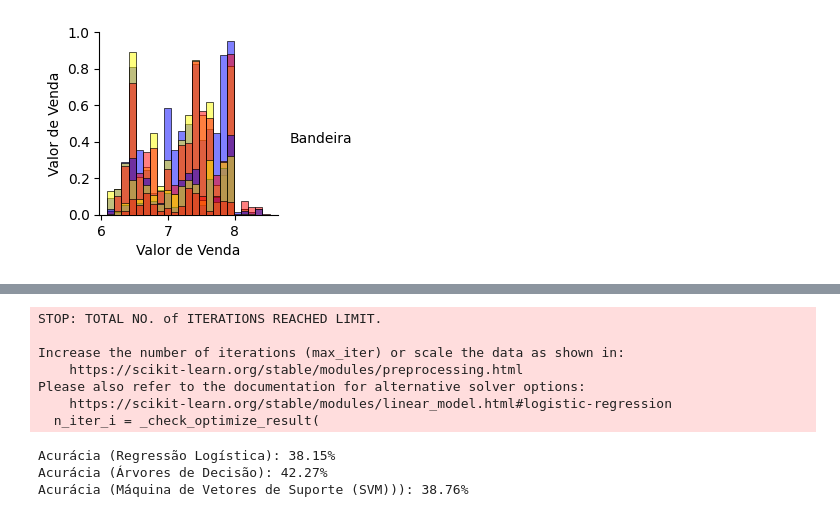
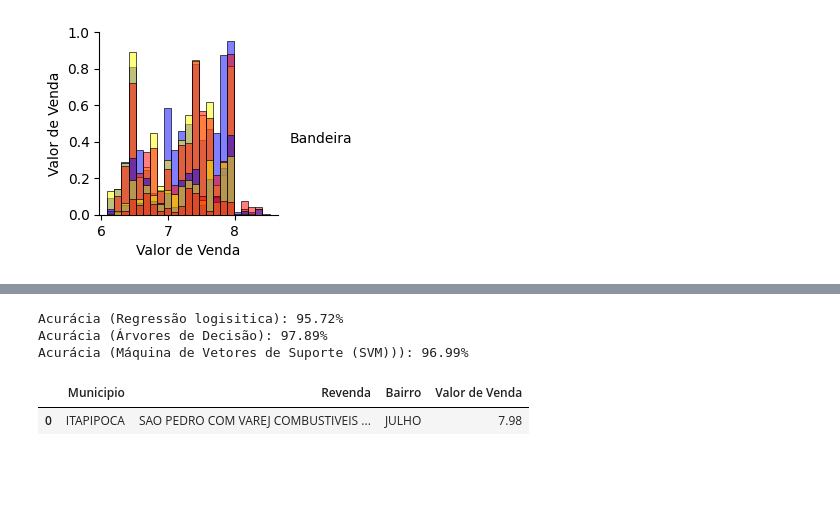
Before and after one commit to Danieloliver1/Datascience, a Jupyter notebook: precos_semestrais_ceara_2022_012.ipynb, the cells around one changed output, grey strips where cells are left out. Drawn from its saved outputs; the diff is of its cells as text; code cells hidden in the pictures; blank space fills up the shorter version.

```diff
--- a/precos_semestrais_ceara_2022_012.ipynb
+++ b/precos_semestrais_ceara_2022_012.ipynb
@@ -298,49 +343,53 @@ x_treino, x_teste, y_treino, y_teste = train_test_split(x,y, test_size=0.2, rand
 
 
 #importar a inteligencia artificial
-from sklearn.linear_model import LogisticRegression# treinar regressão logistica
+from sklearn.linear_model import LogisticRegression  # treinar regressão logistica
 from sklearn.tree import DecisionTreeClassifier    # treinar arvore de decisão
 from sklearn.svm import SVC                        # treinar maquina de vetores de suporte
 
 
 # #criar a inteligencia artificial
 #aqui estou criando uma variavel e instanciando a função
-modelo_regressaologistica = LogisticRegression()# regressão logistica
+modelo_rogisticregression = LogisticRegression()# regressão linear
 modelo_arvoredecisao = DecisionTreeClassifier() # arvore de decisão
 modelo_maquinavetoressuporte = SVC()            # maquina de vetores de suporte
 
 
 
 #treinar a inteligencia artificial
-modelo_regressaologistica.fit(x_treino,y_treino)    # regressão logistica
+modelo_rogisticregression.fit(x_treino,y_treino)    # regressão linear
 modelo_arvoredecisao.fit(x_treino,y_treino)         # arvore de decisão
 modelo_maquinavetoressuporte.fit(x_treino,y_treino) # maquina de vetores de suporte
 
 
 
-previsao_regressaologistica = modelo_regressaologistica.predict(x_teste)       # regressão logistica
+
+previsao_rogisticregression= modelo_rogisticregression.predict(x_teste)       # regressão logistica
 previsa_arvoredecisao = modelo_arvoredecisao.predict(x_teste)                  # arvore de decisão
 previsao_maquinavetoressuporte = modelo_maquinavetoressuporte.predict(x_teste) # maquina de vetores de suporte
-# %% [output]
-STOP: TOTAL NO. of ITERATIONS REACHED LIMIT.
-
-Increase the number of iterations (max_iter) or scale the data as shown in:
-    https://scikit-learn.org/stable/modules/preprocessing.html
-Please also refer to the documentation for alternative solver options:
-    https://scikit-learn.org/stable/modules/linear_model.html#logistic-regression
-  n_iter_i = _check_optimize_result(
 # %%
+# from sklearn.metrics import r2_score
 from sklearn.metrics import accuracy_score
 
-accuracy_regressaologistica = accuracy_score(y_teste, previsao_regressaologistica)       # regressão logistica
+accuracy_previsao_rogisticregression = accuracy_score(y_teste,previsao_rogisticregression)             # regressão logistica
 accuracy_arvoredecisao = accuracy_score(y_teste,previsa_arvoredecisao)                   # arvore de decisão
 accuracy_maquinavetoressuporte = accuracy_score(y_teste, previsao_maquinavetoressuporte) # maquina de vetores de suporte
 
 
-print("Acurácia (Regressão Logística): {:.2f}%".format(accuracy_regressaologistica * 100))
+
+print("Acurácia (Regressão logisitica): {:.2f}%".format(accuracy_previsao_rogisticregression * 100))
 print("Acurácia (Árvores de Decisão): {:.2f}%".format(accuracy_arvoredecisao * 100))
 print("Acurácia (Máquina de Vetores de Suporte (SVM))): {:.2f}%".format(accuracy_maquinavetoressuporte * 100))
 # %% [output]
-Acurácia (Regressão Logística): 38.15%
-Acurácia (Árvores de Decisão): 42.27%
-Acurácia (Máquina de Vetores de Suporte (SVM))): 38.76%
+Acurácia (Regressão logisitica): 95.72%
+Acurácia (Árvores de Decisão): 97.89%
+Acurácia (Máquina de Vetores de Suporte (SVM))): 96.99%
+# %%
+df_novo = pd.DataFrame({'Municipio': ['ITAPIPOCA'],
+                        'Revenda': ['SAO PEDRO COM VAREJ COMBUSTIVEIS LTDA.'],
+                        'Bairro': ['JULHO'],
+                        'Valor de Venda': '7.98'})
+df_novo
+# %% [output]
+|  | Municipio | Revenda | Bairro | Valor de Venda |
+| 0 | ITAPIPOCA | SAO PEDRO COM VAREJ COMBUSTIVEIS ... | JULHO | 7.98 |
```
Also changed, not shown: parts of 23 cells of this notebook.
